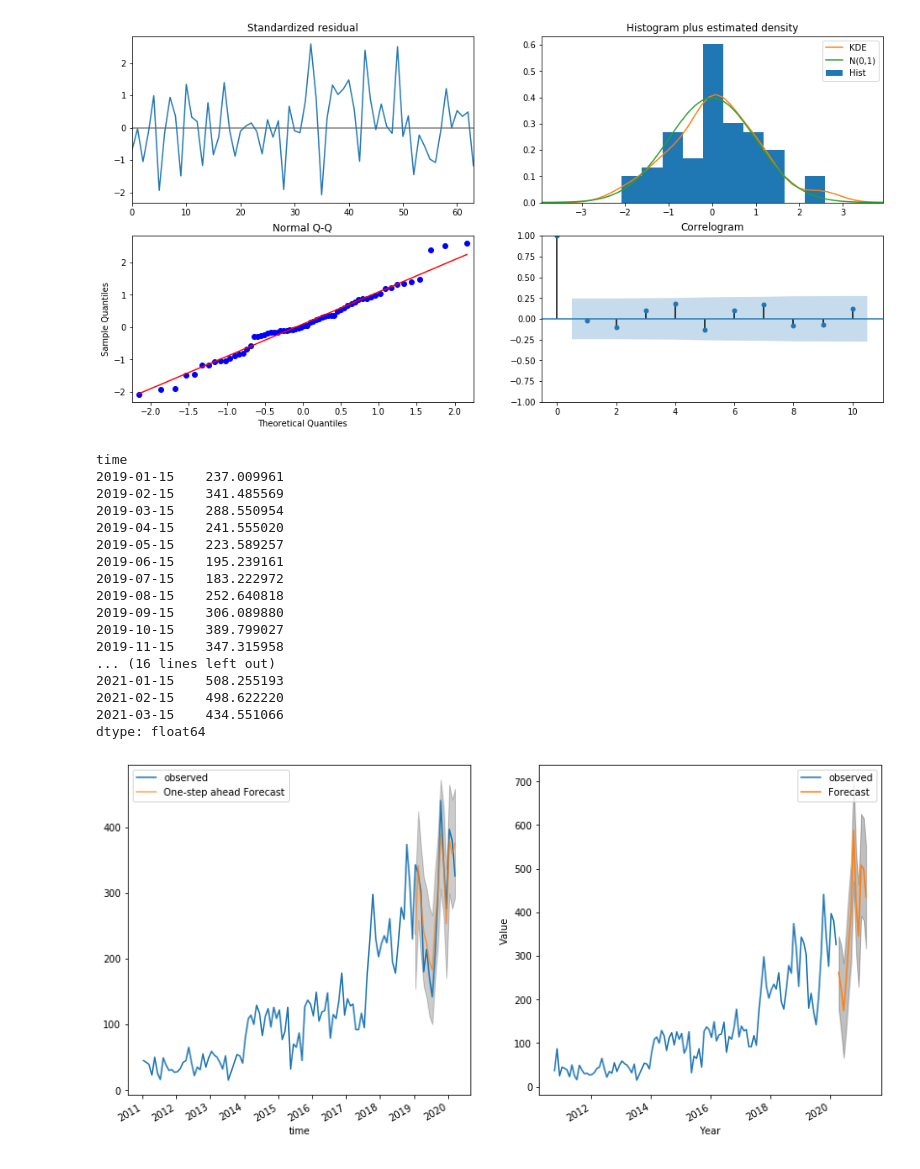
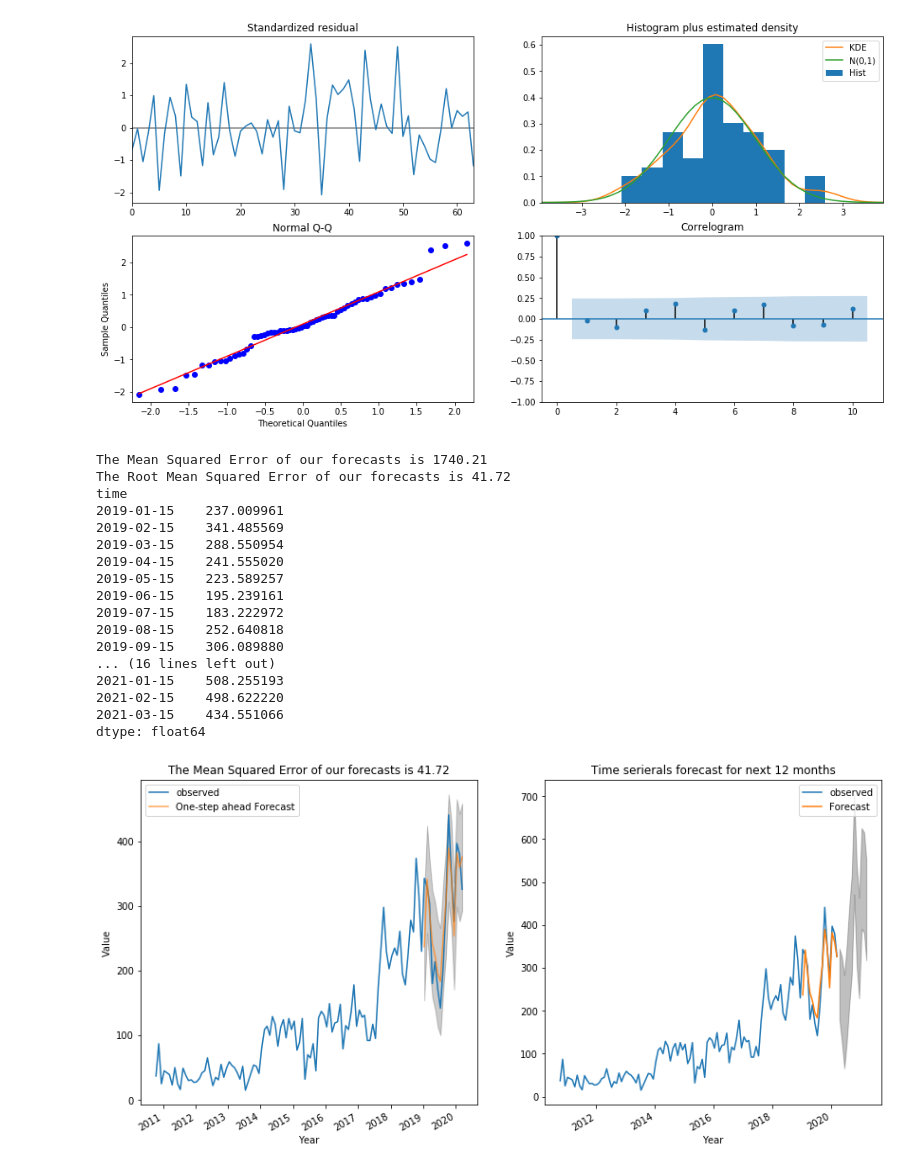
Before and after one commit to minwuh0811/Internship-hos-synteda, a Jupyter notebook: data_analysis/Time Series Forecast.ipynb, the cells around one changed output. Drawn from its saved outputs; the diff is of its cells as text; code cells hidden in the pictures.

Commit message:
dynamic to dataset and connect the dataset

```diff
--- a/data_analysis/Time Series Forecast.ipynb
+++ b/data_analysis/Time Series Forecast.ipynb
@@ -175,52 +176,65 @@ sigma2      1795.2462    310.843      5.775      0.000    1186.005    2404.488
 ==============================================================================
 [figure]
 # %%
+datastart=pd.to_datetime(list(data.index)[-15])
 plt.subplot(121)
-pred = results.get_prediction(start=pd.to_datetime('2019-01-15'), dynamic=False)
+pred = results.get_prediction(start=datastart, dynamic=False)
+y_forecasted = pred.predicted_mean
+y_truth = ts[datastart:]
+mse = ((y_forecasted - y_truth) ** 2).mean()
+
+print('The Mean Squared Error of our forecasts is {}'.format(round(mse, 2)))
+print('The Root Mean Squared Error of our forecasts is {}'.format(round(np.sqrt(mse), 2)))
 print(pred.predicted_mean)
 pred_ci = pred.conf_int()
-ax = ts['2011':].plot(label='observed')
+ax = ts.plot(label='observed')
 pred.predicted_mean.plot(ax=ax, label='One-step ahead Forecast', alpha=.7, figsize=(14, 7))
 ax.fill_between(pred_ci.index,
                 pred_ci.iloc[:, 0],
                 pred_ci.iloc[:, 1], color='k', alpha=.2)
+ax.set_xlabel('Year')
+ax.set_ylabel('Value')
+ax.set_title('The Mean Squared Error of our forecasts is ' + str(round(np.sqrt(mse), 2)))
 plt.legend()
 plt.subplot(122)
-y_forecasted = pred.predicted_mean
-y_truth = ts['2019-01-15':]
-mse = ((y_forecasted - y_truth) ** 2).mean()
-print('The Mean Squared Error of our forecasts is {}'.format(round(mse, 2)))
-print('The Root Mean Squared Error of our forecasts is {}'.format(round(np.sqrt(mse), 2)))
 
-fcast_index = pd.to_datetime(['2020-04-15', '2020-05-15', '2020-06-15', '2020-07-15', '2020-08-15', '2020-09-15', '2020-10-15', '2020-11-15', '2020-12-15', '2021-01-15', '2021-02-15', '2021-03-15'])
-pred_uc = results.get_forecast(steps=12, index=fcast_index)
+
+today=pd.to_datetime(list(data.index)[-1])
+monthsteps=12
+fcast_index=[]
+for n in range(monthsteps):
+    fcast_index.append(today+relativedelta(months=n+1))
+pred_uc = results.get_forecast(steps=len(fcast_index), index=fcast_index)
 print(pred_uc.predicted_mean)
+forecast=pred.predicted_mean
+forecast.at[today]=ts[today]
 pred_ci = pred_uc.conf_int()
 ax = ts.plot(label='observed', figsize=(14, 7))
 pred_uc.predicted_mean.plot(ax=ax, label='Forecast')
 ax.fill_between(pred_ci.index,
                 pred_ci.iloc[:, 0],
                 pred_ci.iloc[:, 1], color='k', alpha=.25)
 ax.set_xlabel('Year')
 ax.set_ylabel('Value')
+ax.set_title('Time serierals forecast for next ' + str(monthsteps) + ' months')
 plt.legend()
 plt.show()
 # %% [output]
+The Mean Squared Error of our forecasts is 1740.21
+The Root Mean Squared Error of our forecasts is 41.72
 time
 2019-01-15    237.009961
 2019-02-15    341.485569
 2019-03-15    288.550954
 2019-04-15    241.555020
 2019-05-15    223.589257
 2019-06-15    195.239161
 2019-07-15    183.222972
 2019-08-15    252.640818
 2019-09-15    306.089880
-2019-10-15    389.799027
-2019-11-15    347.315958
 ... (16 lines left out)
 2021-01-15    508.255193
 2021-02-15    498.622220
 2021-03-15    434.551066
 dtype: float64
-[figure, old version]
+[figure, new version]
```
Also changed, not shown: parts of 1 cell of this notebook, 5 other files.
